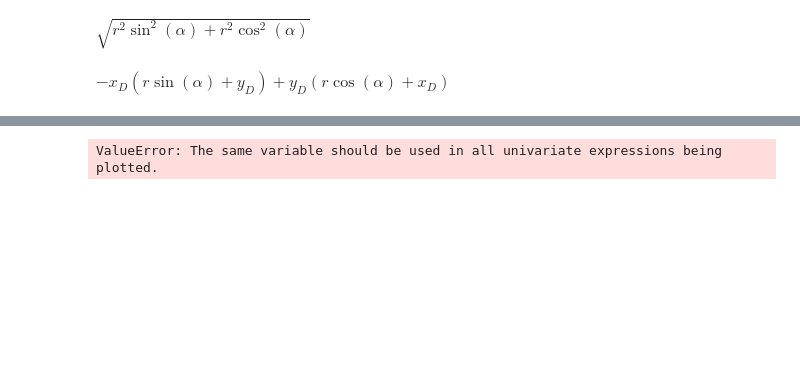
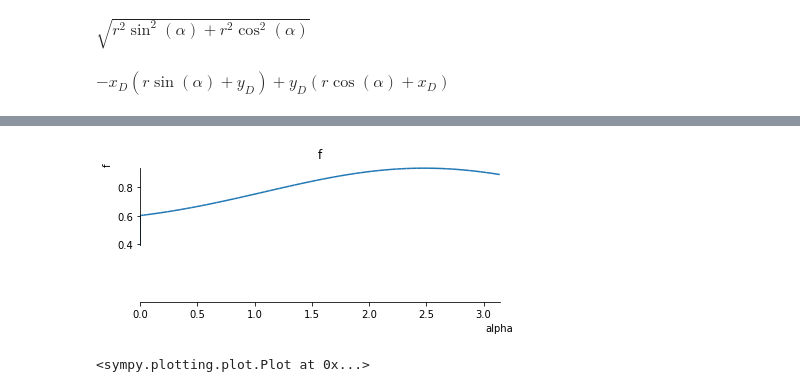
Before and after one commit to alessandro-gentilini/alessandro-gentilini.github.io, a Jupyter notebook: eccentric_annulus/eccentric_annulus.ipynb, the cells around one changed output, grey strips where cells are left out. Cells and saved outputs as stored; diff of their text form; code cells hidden in the pictures; blank space fills up the shorter version.

```diff
--- a/eccentric_annulus/eccentric_annulus.ipynb
+++ b/eccentric_annulus/eccentric_annulus.ipynb
@@ -69,4 +79,5 @@ $\displaystyle \sqrt{\left(- \frac{R \sin{\left(\alpha \right)}}{4} + \frac{R}{9
 # %%
-plot(f(),(alpha,0,3.14/2),xlabel='alpha',ylabel='f',axis_center=(0,0),title='f')
+plot(f(),(alpha,0,pi),xlabel='alpha',ylabel='f',axis_center=(0,0),title='f')
 # %% [output]
+[figure, added]
-ValueError: The same variable should be used in all univariate expressions being plotted.
+<sympy.plotting.plot.Plot at 0x...>
```
Also changed, not shown: parts of 8 cells of this notebook.
